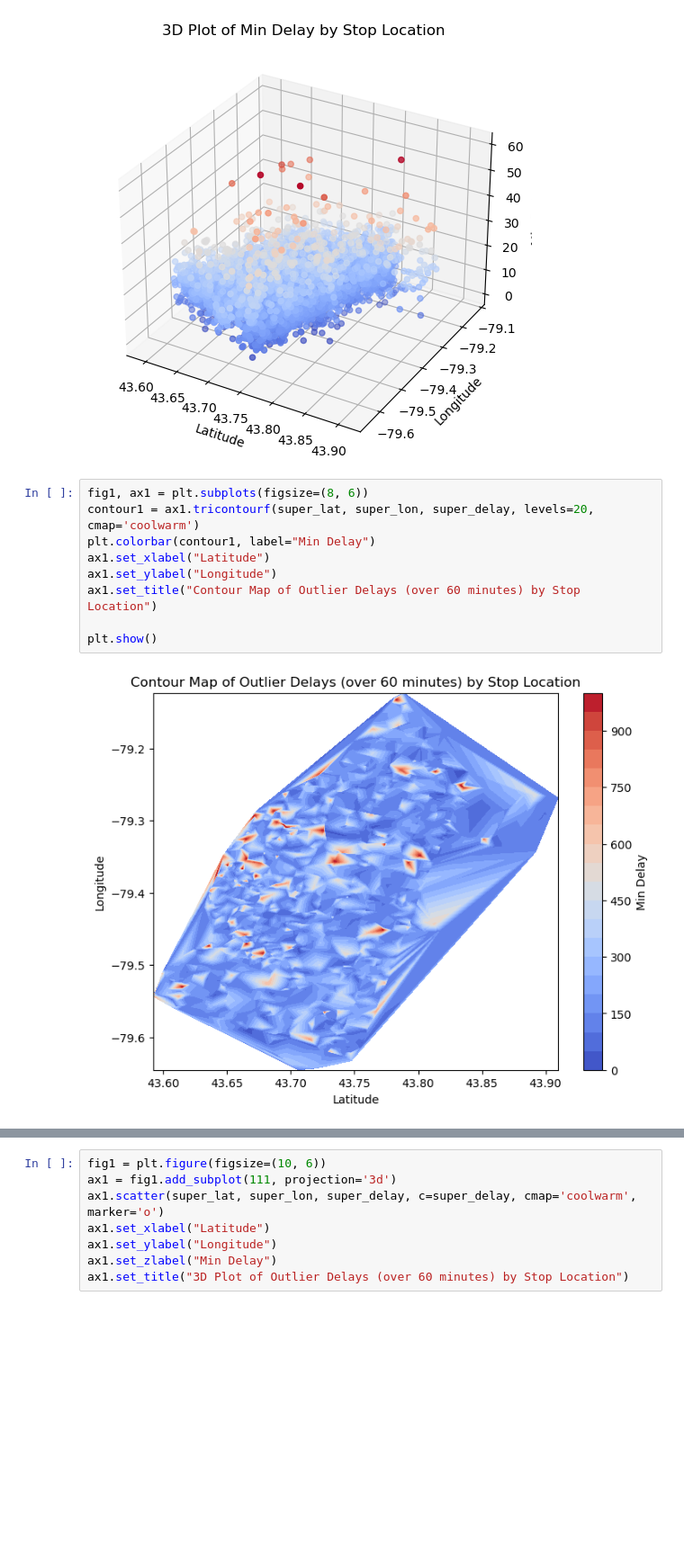
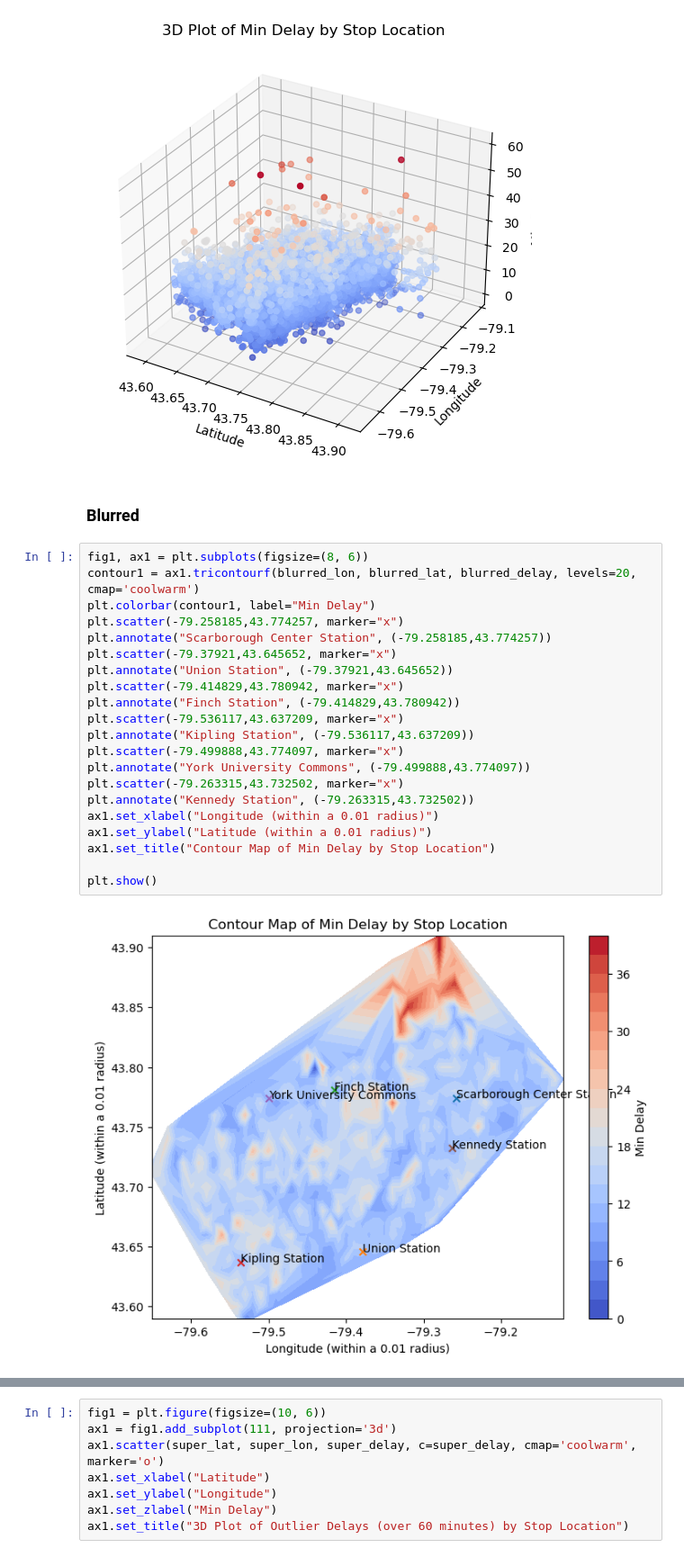
Before and after one commit to michelleyucollins/TardyTerminatorCommittee, a Jupyter notebook: bus_analysis/latlong_analysis.ipynb, the cells around one changed output, grey strips where cells are left out. Shown at 90% size. Cells and saved outputs as stored; diff of their text form; blank space fills up the shorter version.

```diff
--- a/bus_analysis/latlong_analysis.ipynb
+++ b/bus_analysis/latlong_analysis.ipynb
@@ -61,14 +104,28 @@ ax1.set_title("3D Plot of Min Delay by Stop Location")
 # %% [output]
 Text(0.5, 0.92, '3D Plot of Min Delay by Stop Location')
 [figure]
-# %%
-fig1, ax1 = plt.subplots(figsize=(8, 6))
-contour1 = ax1.tricontourf(super_lat, super_lon, super_delay, levels=20, cmap='coolwarm')
-plt.colorbar(contour1, label="Min Delay")
-ax1.set_xlabel("Latitude")
-ax1.set_ylabel("Longitude")
-ax1.set_title("Contour Map of Outlier Delays (over 60 minutes) by Stop Location")
-
-plt.show()
-# %% [output]
-[figure, removed]
+# %% [markdown]
+### Blurred
+# %%
+fig1, ax1 = plt.subplots(figsize=(8, 6))
+contour1 = ax1.tricontourf(blurred_lon, blurred_lat, blurred_delay, levels=20, cmap='coolwarm')
+plt.colorbar(contour1, label="Min Delay")
+plt.scatter(-79.258185,43.774257, marker="x")
+plt.annotate("Scarborough Center Station", (-79.258185,43.774257))
+plt.scatter(-79.37921,43.645652, marker="x")
+plt.annotate("Union Station", (-79.37921,43.645652))
+plt.scatter(-79.414829,43.780942, marker="x")
+plt.annotate("Finch Station", (-79.414829,43.780942))
+plt.scatter(-79.536117,43.637209, marker="x")
+plt.annotate("Kipling Station", (-79.536117,43.637209))
+plt.scatter(-79.499888,43.774097, marker="x")
+plt.annotate("York University Commons", (-79.499888,43.774097))
+plt.scatter(-79.263315,43.732502, marker="x")
+plt.annotate("Kennedy Station", (-79.263315,43.732502))
+ax1.set_xlabel("Longitude (within a 0.01 radius)")
+ax1.set_ylabel("Latitude (within a 0.01 radius)")
+ax1.set_title("Contour Map of Min Delay by Stop Location")
+
+plt.show()
+# %% [output]
+[figure, added]
```
Also changed, not shown: parts of 16 cells of this notebook, 4 other files.
